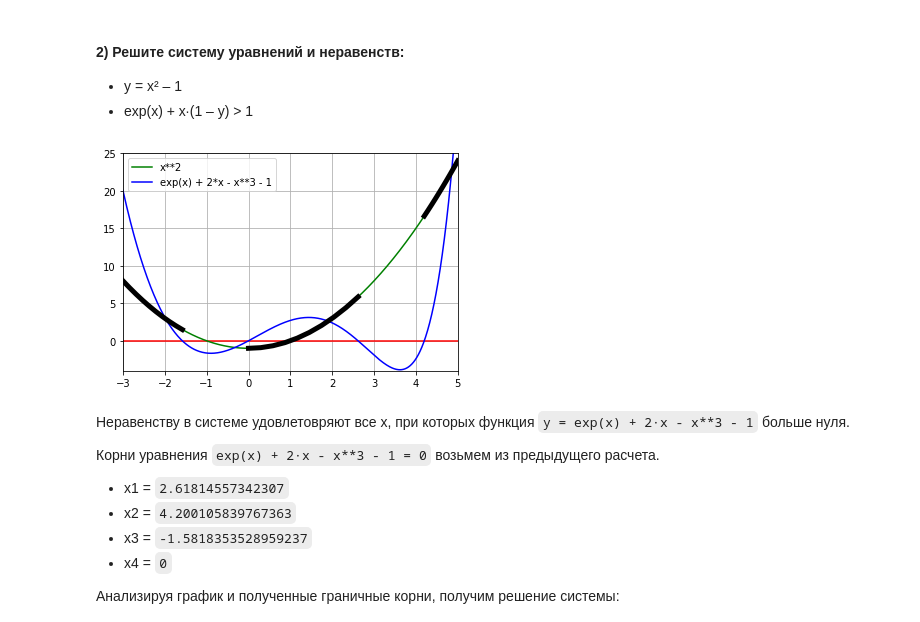
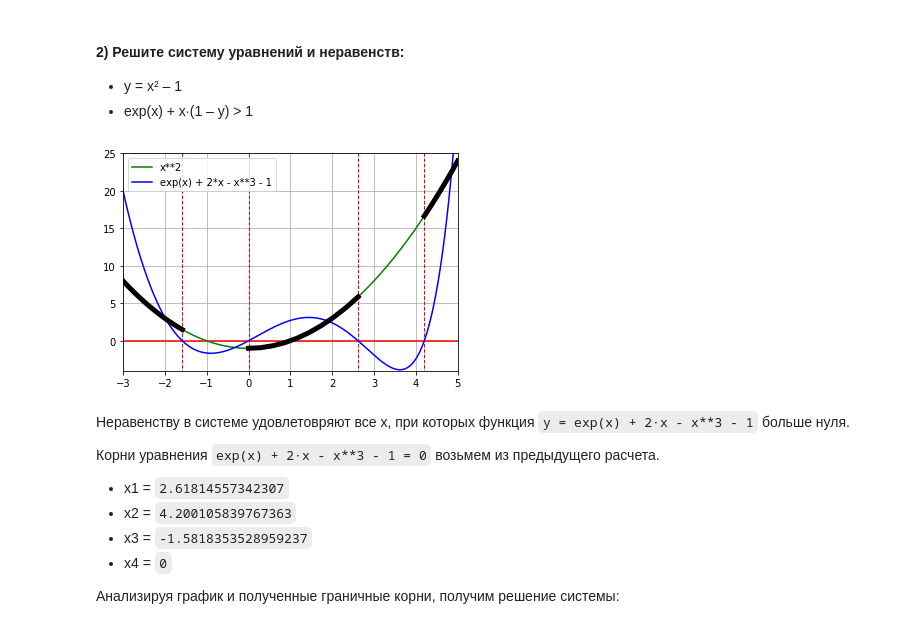
Before and after one commit to aechernenko/gbu_ai, a Jupyter notebook: hmath/lesson_3/lesson_3.ipynb, the cells around one changed output. Cells and saved outputs as stored; diff of their text form; code cells hidden in the pictures.

```diff
--- a/hmath/lesson_3/lesson_3.ipynb
+++ b/hmath/lesson_3/lesson_3.ipynb
@@ -358,30 +382,32 @@ x4=[0.], y4=[-1.],
 # %%
 def y(x):
     return np.exp(x) + 2*x - x**3 - 1
 
 
 x = np.arange(-3,5,0.01)
 
 plt.ylim(-4,25)
 plt.xlim(-3,5)
 plt.grid(True)
 plt.hlines(0,-3,5,color='r')
 plt.plot(x,(x**2)-1,color='g', label='x**2')
 plt.plot(x,y(x), color='b',label='exp(x) + 2*x - x**3 - 1')
 plt.legend()
 
 x1 = np.linspace(-3,-1.5818,10)
 plt.plot(x1,(x1**2)-1,color='black', linewidth=5 )
 
 x2 = np.linspace(0,2.62,10)
 plt.plot(x2,(x2**2)-1,color='black', linewidth=5 )
 
 x3 = np.linspace(4.20,5,10)
 plt.plot(x3,(x3**2)-1,color='black', linewidth=5 )
 
+plt.vlines((-1.58, 0, 2.618, 4.20), ymin=-10, ymax=25, linewidth=1, color='r', linestyles='dashed' )
+
 plt.show()
 # %% [output]
-[figure, old version]
+[figure, new version]
 # %% [markdown]
 Неравенству в системе удовлетовряют все х, при которых функция `y = exp(x) + 2∙x - x**3 - 1` больше нуля.
 
```
Also changed, not shown: parts of 9 cells of this notebook.
